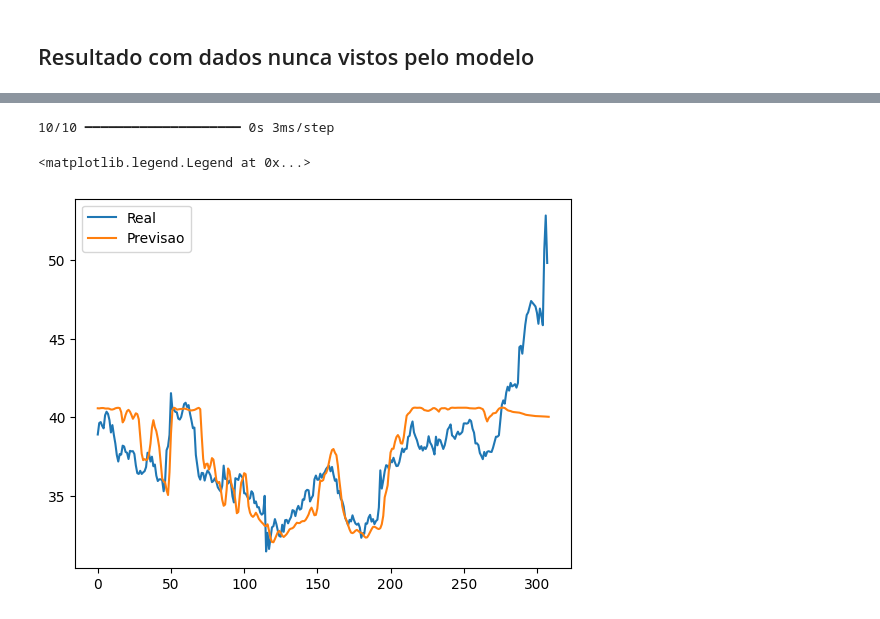
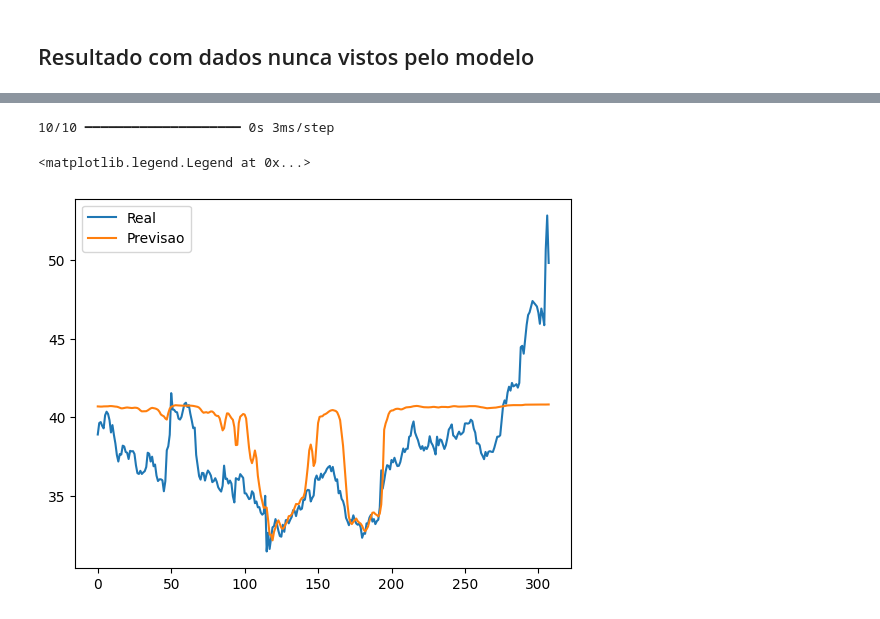
Before and after one commit to tcc-previsao-energia/ml-models, a Jupyter notebook: modelos/redes-neurais/testes_rn_gerais.ipynb, the cells around one changed output, grey strips where cells are left out. Cells and saved outputs as stored; diff of their text form; code cells hidden in the pictures.

```diff
--- a/modelos/redes-neurais/testes_rn_gerais.ipynb
+++ b/modelos/redes-neurais/testes_rn_gerais.ipynb
@@ -217,11 +233,11 @@ Epoch 100/100
 # %%
 y_pred = model_rnn.predict(X_validation).flatten()
 y_pred = [*y_pred, *y_tomorrow[-1]]
 
 plt.plot(y_validation, label="Real")
-plt.plot(pd.Series(y_pred), label="Previsao")
+plt.plot(pd.Series(y_pred).shift(-1), label="Previsao")
 plt.legend()
 # %% [output]
 10/10 ━━━━━━━━━━━━━━━━━━━━ 0s 3ms/step
 <matplotlib.legend.Legend at 0x...>
-[figure, old version]
+[figure, new version]
```
Also changed, not shown: parts of 9 cells of this notebook, 1 other file.
